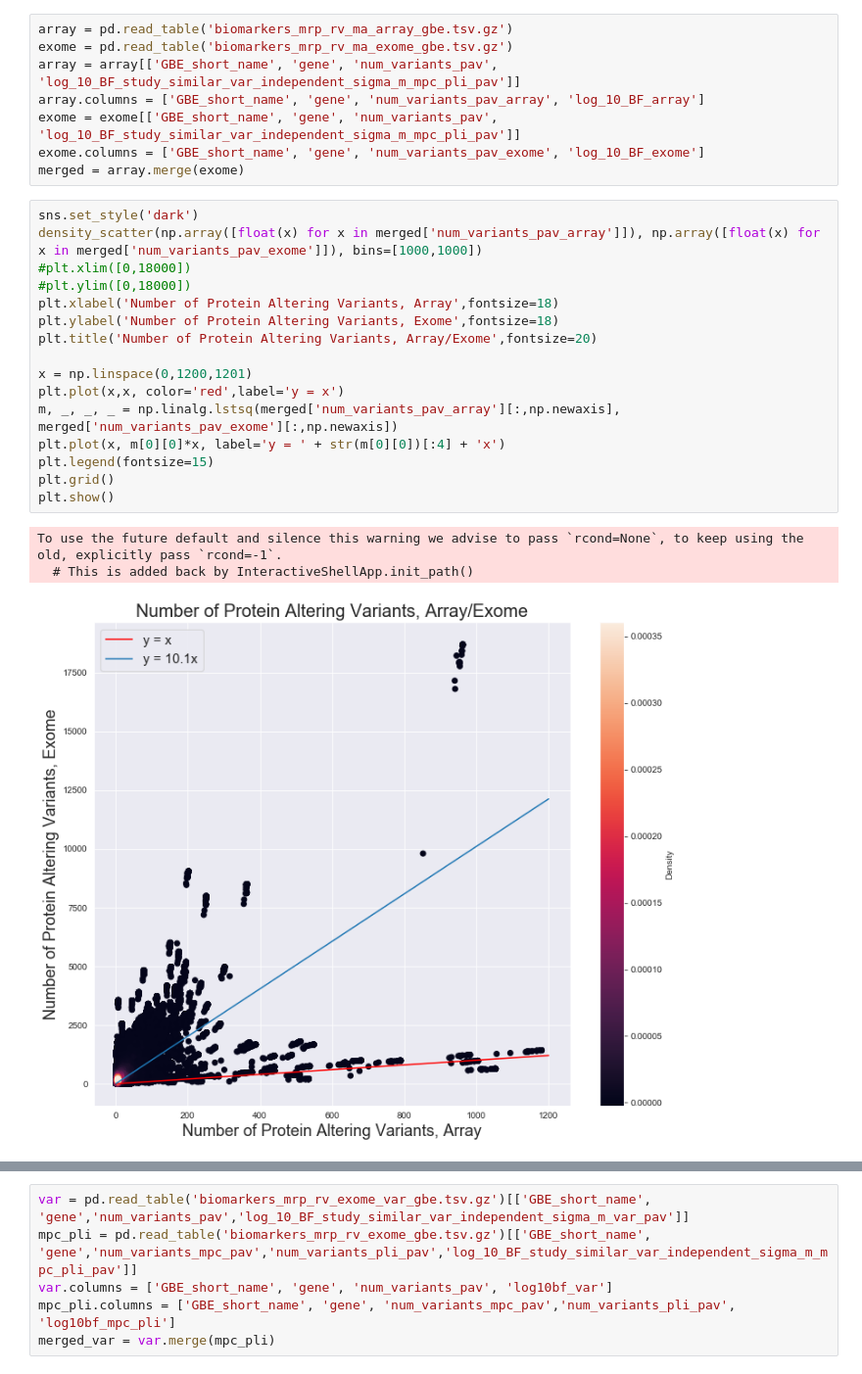
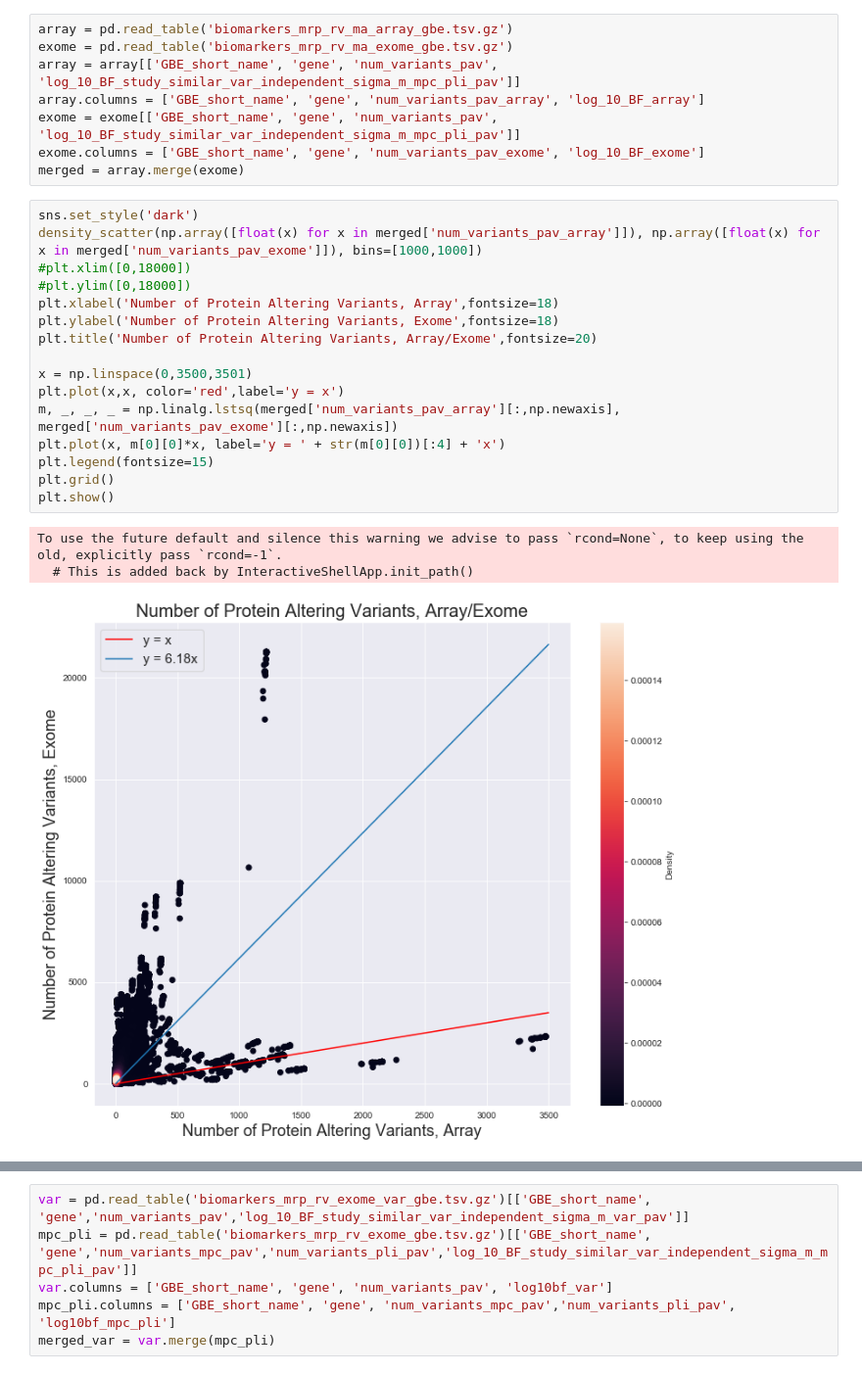
Before and after one commit to rivas-lab/ukbb-tools, a Jupyter notebook: 13_mrp/array-exome.ipynb, the cells around one changed output, grey strips where cells are left out. Shown: that part at 98% size. Cells and saved outputs as stored; diff of their text form.

```diff
--- a/13_mrp/array-exome.ipynb
+++ b/13_mrp/array-exome.ipynb
@@ -45,23 +45,23 @@ merged = array.merge(exome)
 # %%
 sns.set_style('dark')
 density_scatter(np.array([float(x) for x in merged['num_variants_pav_array']]), np.array([float(x) for x in merged['num_variants_pav_exome']]), bins=[1000,1000])
 #plt.xlim([0,18000])
 #plt.ylim([0,18000])
 plt.xlabel('Number of Protein Altering Variants, Array',fontsize=18)
 plt.ylabel('Number of Protein Altering Variants, Exome',fontsize=18)
 plt.title('Number of Protein Altering Variants, Array/Exome',fontsize=20)
 
-x = np.linspace(0,1200,1201)
+x = np.linspace(0,3500,3501)
 plt.plot(x,x, color='red',label='y = x')
 m, _, _, _ = np.linalg.lstsq(merged['num_variants_pav_array'][:,np.newaxis], merged['num_variants_pav_exome'][:,np.newaxis])
 plt.plot(x, m[0][0]*x, label='y = ' + str(m[0][0])[:4] + 'x')
 plt.legend(fontsize=15)
 plt.grid()
 plt.show()
 # %% [output]
 To use the future default and silence this warning we advise to pass `rcond=None`, to keep using the old, explicitly pass `rcond=-1`.
   # This is added back by InteractiveShellApp.init_path()
-[figure, old version]
+[figure, new version]
 # %%
 from matplotlib.colors import LinearSegmentedColormap
 
```
Also changed, not shown: parts of 5 cells of this notebook, 12 other files.
